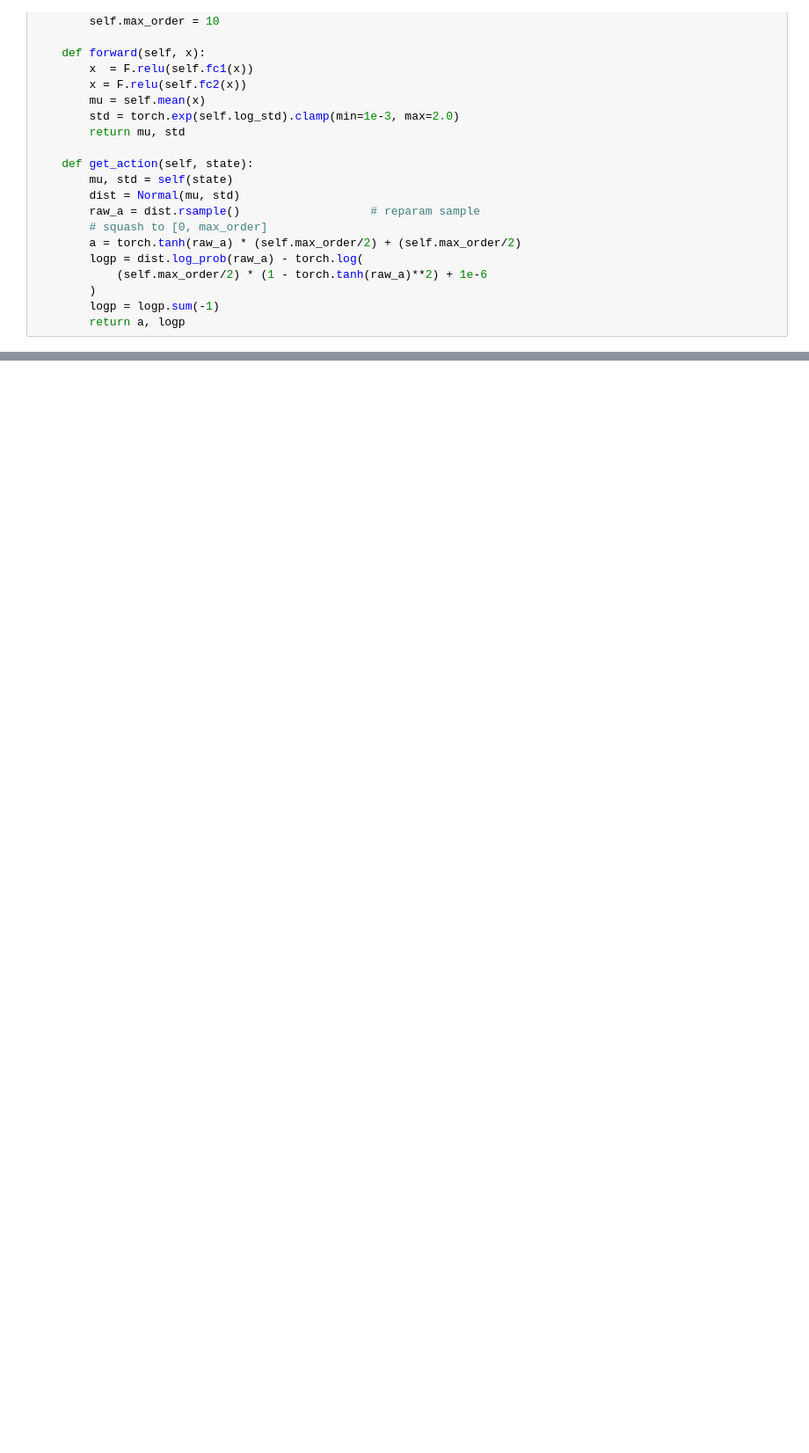
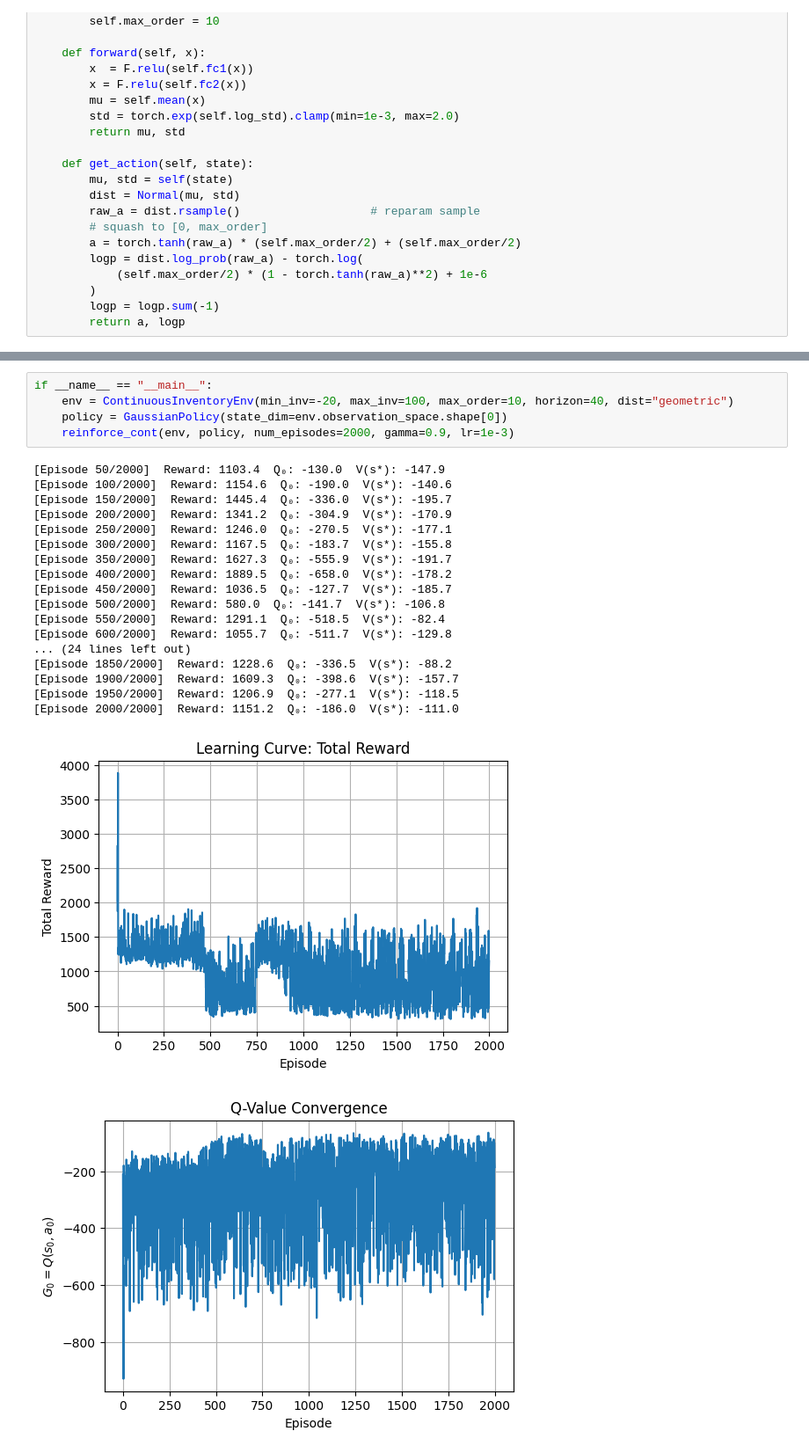
Before and after one commit to TomatoChocolate12/inventory-control-deep-reinforcement-learning, a Jupyter notebook: REINFORCE.ipynb, the cells around one changed output, grey strips where cells are left out. Shown at 88% size. Cells and saved outputs as stored; diff of their text form; blank space fills up the shorter version.

```diff
--- a/REINFORCE.ipynb
+++ b/REINFORCE.ipynb
@@ -414,0 +434,25 @@ plt.show()
+# %%
+if __name__ == "__main__":
+    env = ContinuousInventoryEnv(min_inv=-20, max_inv=100, max_order=10, horizon=40, dist="geometric")
+    policy = GaussianPolicy(state_dim=env.observation_space.shape[0])
+    reinforce_cont(env, policy, num_episodes=2000, gamma=0.9, lr=1e-3)
+# %% [output]
+[Episode 50/2000]  Reward: 1103.4  Q₀: -130.0  V(s*): -147.9
+[Episode 100/2000]  Reward: 1154.6  Q₀: -190.0  V(s*): -140.6
+[Episode 150/2000]  Reward: 1445.4  Q₀: -336.0  V(s*): -195.7
+[Episode 200/2000]  Reward: 1341.2  Q₀: -304.9  V(s*): -170.9
+[Episode 250/2000]  Reward: 1246.0  Q₀: -270.5  V(s*): -177.1
+[Episode 300/2000]  Reward: 1167.5  Q₀: -183.7  V(s*): -155.8
+[Episode 350/2000]  Reward: 1627.3  Q₀: -555.9  V(s*): -191.7
+[Episode 400/2000]  Reward: 1889.5  Q₀: -658.0  V(s*): -178.2
+[Episode 450/2000]  Reward: 1036.5  Q₀: -127.7  V(s*): -185.7
+[Episode 500/2000]  Reward: 580.0  Q₀: -141.7  V(s*): -106.8
+[Episode 550/2000]  Reward: 1291.1  Q₀: -518.5  V(s*): -82.4
+[Episode 600/2000]  Reward: 1055.7  Q₀: -511.7  V(s*): -129.8
+... (24 lines left out)
+[Episode 1850/2000]  Reward: 1228.6  Q₀: -336.5  V(s*): -88.2
+[Episode 1900/2000]  Reward: 1609.3  Q₀: -398.6  V(s*): -157.7
+[Episode 1950/2000]  Reward: 1206.9  Q₀: -277.1  V(s*): -118.5
+[Episode 2000/2000]  Reward: 1151.2  Q₀: -186.0  V(s*): -111.0
+[figure, added]
+[figure, added]
```
Also changed, not shown: parts of 16 cells of this notebook, 3 other files.
